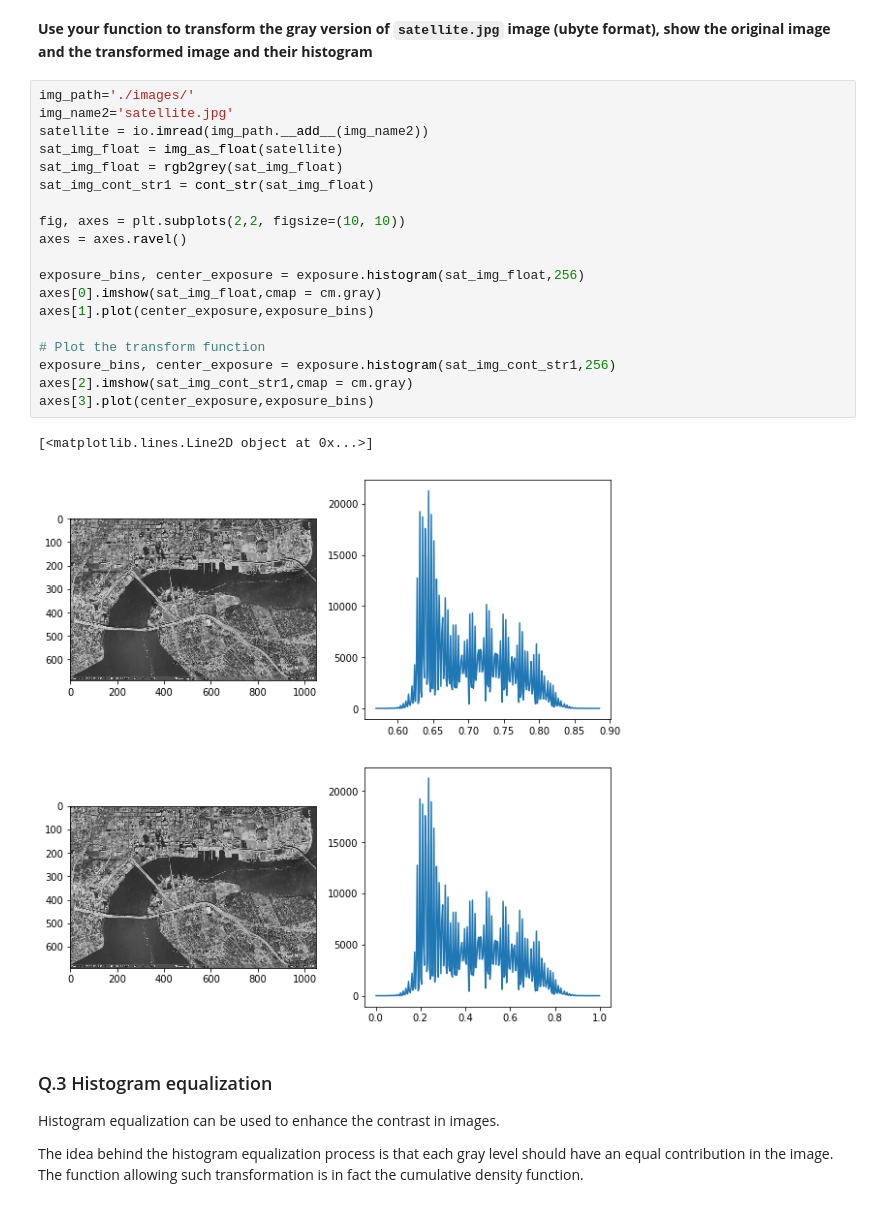
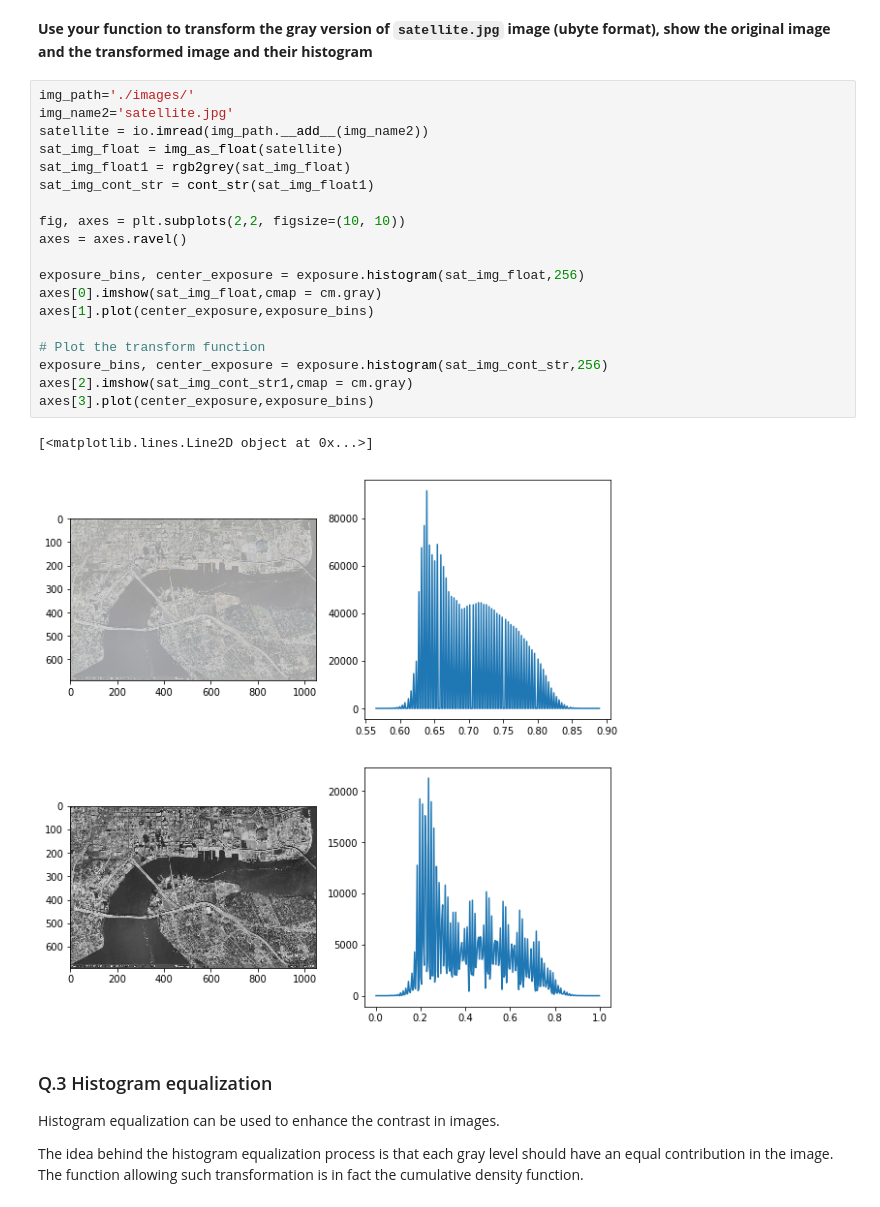
Before and after one commit to vaishnavmohit/B31XB-IIP-TP-1718, a Jupyter notebook: 2-image-enhancement/2-enhancement-supplementary.ipynb, the cells around one changed output. Drawn from its saved outputs; the diff is of its cells as text.

```diff
--- a/2-image-enhancement/2-enhancement-supplementary.ipynb
+++ b/2-image-enhancement/2-enhancement-supplementary.ipynb
@@ -56,25 +56,25 @@ def cont_str(sat_img_float):
 # %%
 img_path='./images/'
 img_name2='satellite.jpg'
 satellite = io.imread(img_path.__add__(img_name2))
 sat_img_float = img_as_float(satellite)
-sat_img_float = rgb2grey(sat_img_float)
-sat_img_cont_str1 = cont_str(sat_img_float)
+sat_img_float1 = rgb2grey(sat_img_float)
+sat_img_cont_str = cont_str(sat_img_float1)
 
 fig, axes = plt.subplots(2,2, figsize=(10, 10))
 axes = axes.ravel()
 
 exposure_bins, center_exposure = exposure.histogram(sat_img_float,256)
 axes[0].imshow(sat_img_float,cmap = cm.gray)
 axes[1].plot(center_exposure,exposure_bins)
 
 # Plot the transform function
-exposure_bins, center_exposure = exposure.histogram(sat_img_cont_str1,256)
+exposure_bins, center_exposure = exposure.histogram(sat_img_cont_str,256)
 axes[2].imshow(sat_img_cont_str1,cmap = cm.gray)
 axes[3].plot(center_exposure,exposure_bins)
 # %% [output]
 [<matplotlib.lines.Line2D object at 0x...>]
-[figure, old version]
+[figure, new version]
 # %% [markdown]
 ### Q.3 Histogram equalization
 Histogram equalization can be used to enhance the contrast in images.
```
Also changed, not shown: parts of 2 cells of this notebook.
